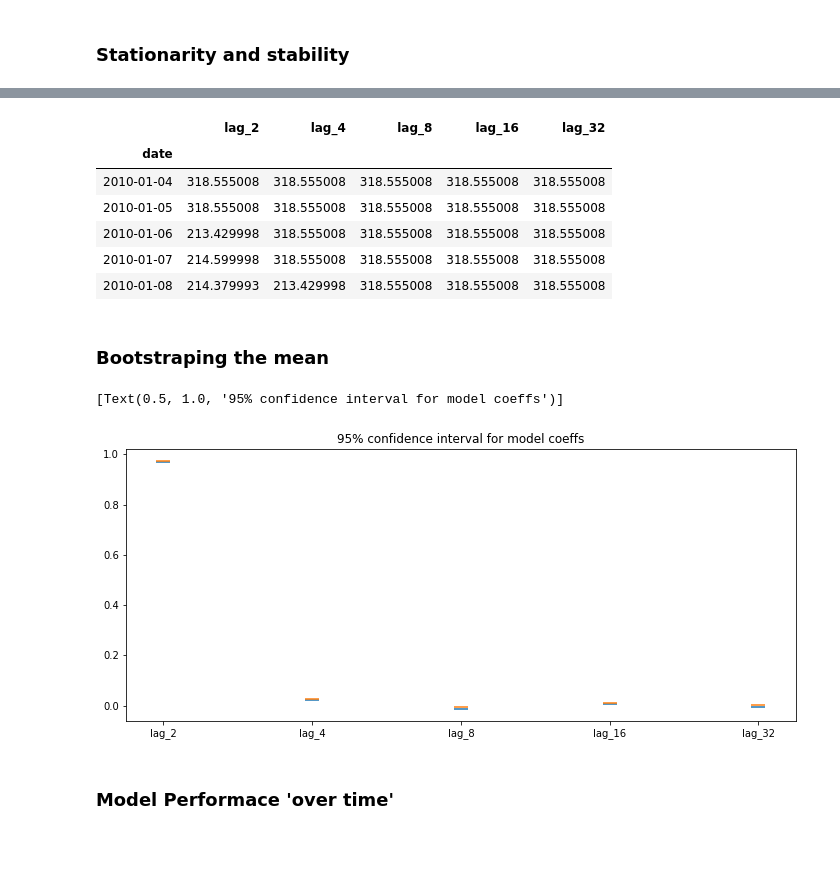
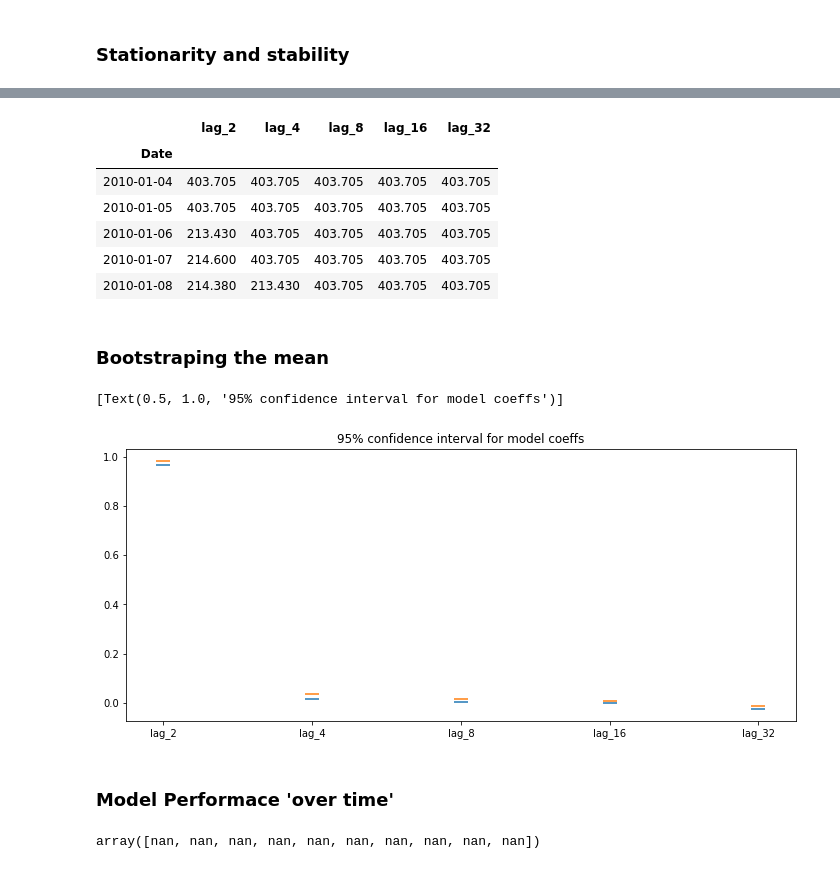
Before and after one commit to jassi-bhullar/ml_time_series_data, a Jupyter notebook: ML Time Series Data.ipynb, the cells around one changed output, grey strips where cells are left out. Drawn from its saved outputs; the diff is of its cells as text; code cells hidden in the pictures.

```diff
--- a/ML Time Series Data.ipynb
+++ b/ML Time Series Data.ipynb
@@ -645,12 +645,17 @@ for ii, (tr, tt) in enumerate(cv.split(X)):
 # %% [markdown]
 ### Stationarity and stability
 # %%
-df = pd.read_csv('../input/nyse/prices.csv')
-df['date'] = pd.to_datetime(df['date'])
-df = df.set_index('date')
+data = pd.read_csv('apple.csv')
+data['Date'] = pd.to_datetime(data['Date'])
+data = data.set_index('Date')
+data = data[['Open']].iloc[:1000]
 
-data = df.pivot(columns='symbol', values='open')
-data = data.loc[:, ['AIG']]
+# df = pd.read_csv('../input/nyse/prices.csv')
+# df['date'] = pd.to_datetime(df['date'])
+# df = df.set_index('date')
+# data = df.pivot(columns='symbol', values='open')
+# data = data.loc[:, ['AIG']]
+
 ax = data.plot(figsize=(12, 6))
 ax.set(title = 'Non Stationary Signal')
 # mean, std, trend different everywhere
@@ -667,20 +672,20 @@ ax.set(ylim=[0, 100], title = 'Stationary Signal')
 # %%
-df = prices[['AAPL']]
+df = data
 
 shifts = [2, 4, 8, 16, 32]
 many_shifts = {'lag_{}'.format(shift_num):df.shift(shift_num).iloc[:, 0] for shift_num in shifts}
 
 data = pd.DataFrame.from_dict(many_shifts)
 data = data.fillna(np.nanmedian(data.iloc[:, 0], axis=0))
 data.head()
 # %% [output]
 |  | lag_2 | lag_4 | lag_8 | lag_16 | lag_32 |
-| date |  |  |  |  |  |
-| 2010-01-04 | 318.555008 | 318.555008 | 318.555008 | 318.555008 | 318.555008 |
-| 2010-01-05 | 318.555008 | 318.555008 | 318.555008 | 318.555008 | 318.555008 |
-| 2010-01-06 | 213.429998 | 318.555008 | 318.555008 | 318.555008 | 318.555008 |
-| 2010-01-07 | 214.599998 | 318.555008 | 318.555008 | 318.555008 | 318.555008 |
-| 2010-01-08 | 214.379993 | 213.429998 | 318.555008 | 318.555008 | 318.555008 |
+| Date |  |  |  |  |  |
+| 2010-01-04 | 403.705 | 403.705 | 403.705 | 403.705 | 403.705 |
+| 2010-01-05 | 403.705 | 403.705 | 403.705 | 403.705 | 403.705 |
+| 2010-01-06 | 213.430 | 403.705 | 403.705 | 403.705 | 403.705 |
+| 2010-01-07 | 214.600 | 403.705 | 403.705 | 403.705 | 403.705 |
+| 2010-01-08 | 214.380 | 213.430 | 403.705 | 403.705 | 403.705 |
 # %%
 X = data
 y = df
@@ -711,7 +716,7 @@ ax.scatter(X.columns, percentiles[1], marker='_', s=200)
 ax.set(title='95% confidence interval for model coeffs')
 # %% [output]
 [Text(0.5, 1.0, '95% confidence interval for model coeffs')]
-[figure, old version]
+[figure, new version]
 # %% [markdown]
 ### Model Performace 'over time'
 # %%
@@ -725,0 +734,4 @@ cv_scores = pd.Series(cv_scores, index=first_indices)
+# %%
+cv_scores
+# %% [output]
+array([nan, nan, nan, nan, nan, nan, nan, nan, nan, nan])
```
Also changed, not shown: parts of 5 cells of this notebook.
